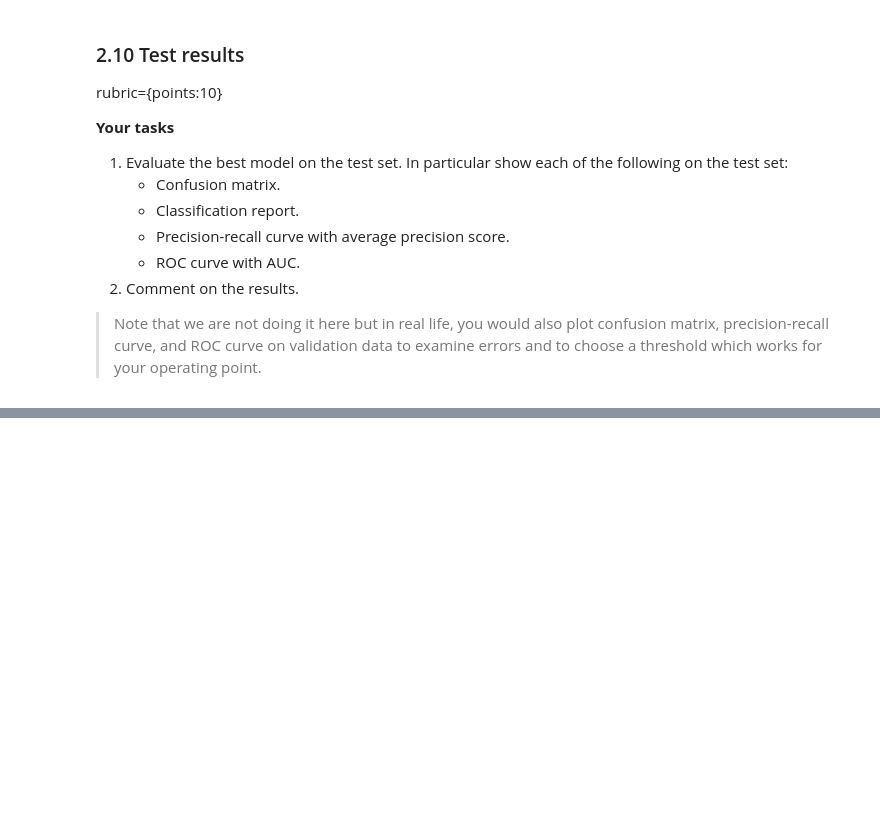
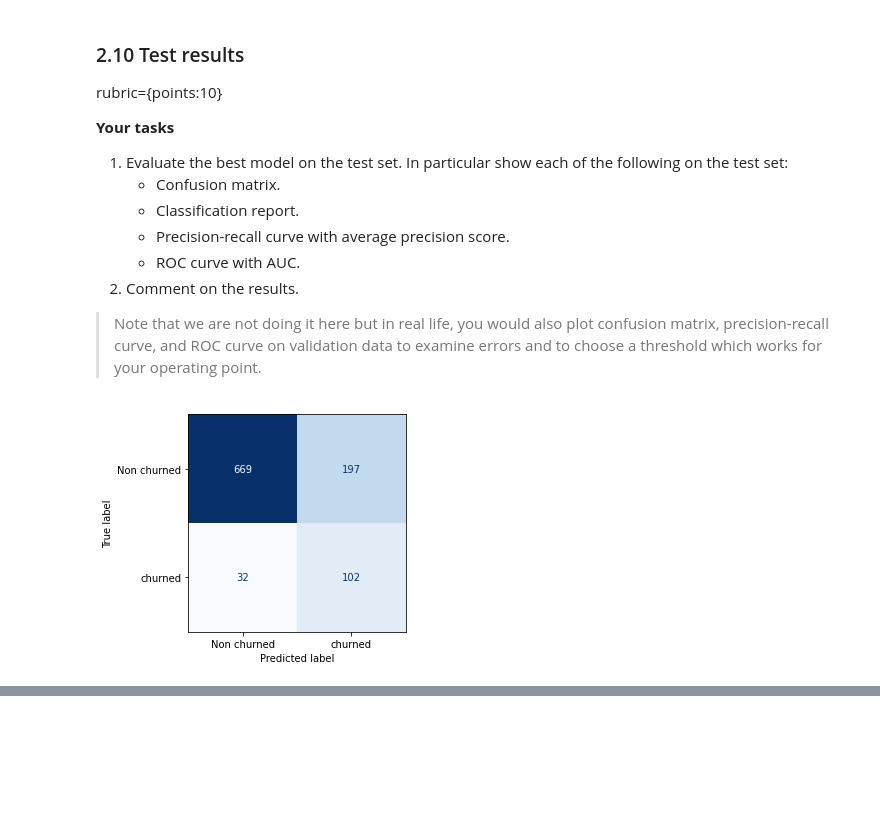
Before and after one commit to johnphan96/cpsc330-2021W2, a Jupyter notebook: hw/hw5/hw5.ipynb, the cells around one changed output, grey strips where cells are left out. Drawn from its saved outputs; the diff is of its cells as text; code cells hidden in the pictures; blank space fills up the shorter version.

```diff
--- a/hw/hw5/hw5.ipynb
+++ b/hw/hw5/hw5.ipynb
@@ -568,3 +624,15 @@ Now let's tune the hyperparameters of our `LogisticRegression` using `GridSearch
 
 1. Jointly optimize `C` (choose some reasonable values) and `class_weight` (`None` vs. `'balanced'`) with `GridSearchCV` and `scoring="f1"`.
 2. What values of `C` and `class_weight` are chosen and what is the best cross-validation f1 score?
+# %%
+# Adapted from lecture 8, 9
+lr_pipe = make_pipeline(preprocessor, LogisticRegression(max_iter=1000))
+param_grid = {
+    "logisticregression__class_weight" : [None, "balanced"],
+    "logisticregression__C": [0.001, 0.01, 0.1, 1.0, 10, 100],
+}
+
+grid_search = GridSearchCV(
+    lr_pipe, param_grid, cv=5, n_jobs=-1, return_train_score=True, scoring="f1"
+)
+grid_search.fit(X_train, y_train) # all the work is done here
@@ -583,3 +683,16 @@ rubric={points:10}
 3. Comment on the results.
 
 > Note that we are not doing it here but in real life, you would also plot confusion matrix, precision-recall curve, and ROC curve on validation data to examine errors and to choose a threshold which works for your operating point.
+# %%
+# Adapted from lecture 9
+disp = plot_confusion_matrix(
+    grid_search,
+    X_test,
+    y_test,
+    display_labels=["Non churned", "churned"],
+    values_format="d",
+    cmap=plt.cm.Blues,
+    colorbar=False,
+)
+# %% [output]
+[figure, added]
```
Also changed, not shown: parts of 37 cells of this notebook, 3 other files.
